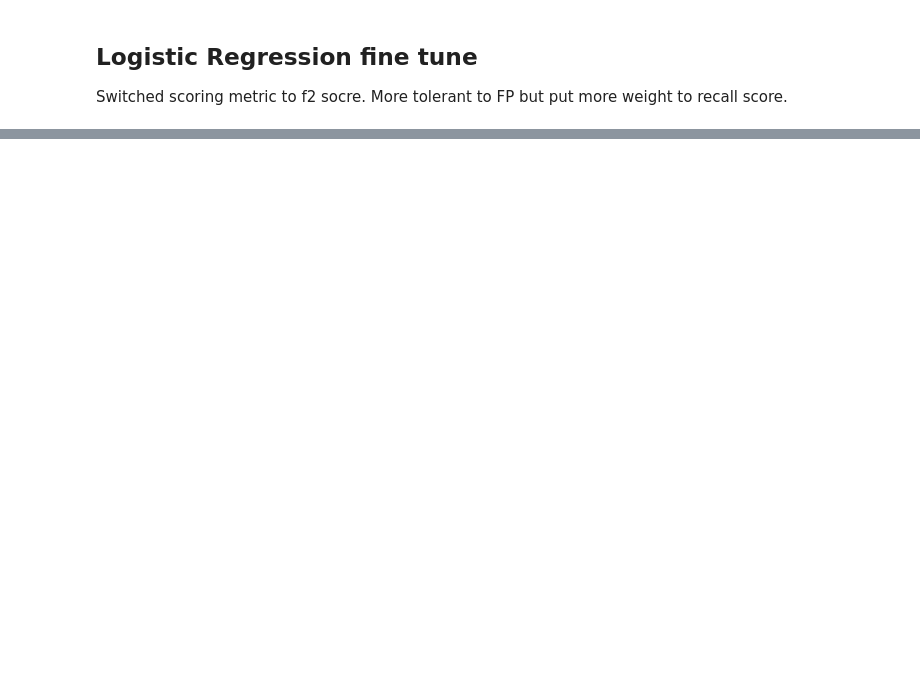
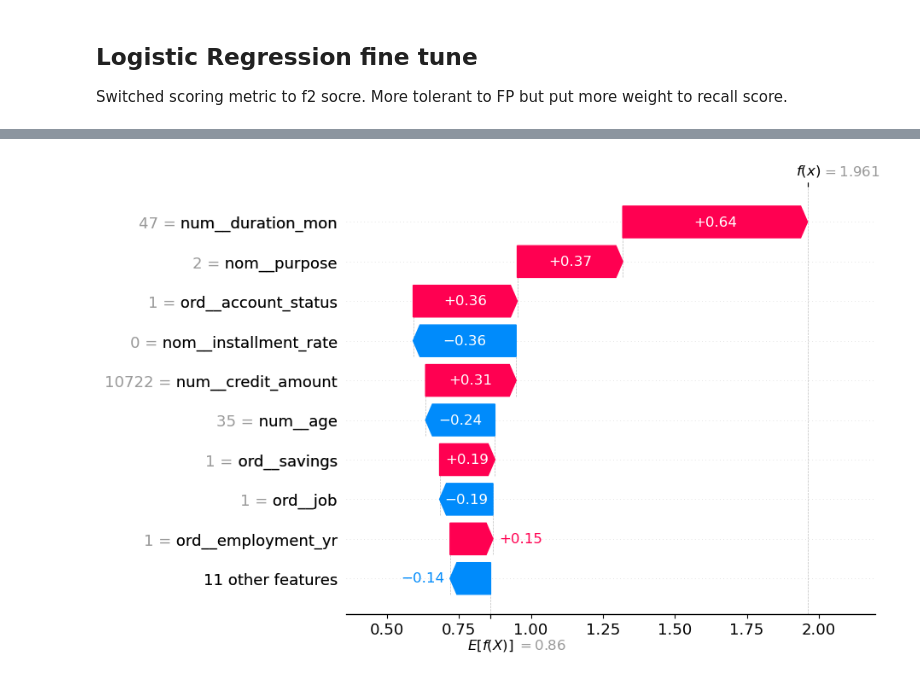
Before and after one commit to gracez-20/credit_risk_predictor, a Jupyter notebook: notebooks/2_modeling_pipeline.ipynb, the cells around one changed output, grey strips where cells are left out. Saved outputs shown, nothing was run; the diff lists cells and outputs as text; code cells hidden in the pictures; blank space fills up the shorter version.

```diff
--- a/notebooks/2_modeling_pipeline.ipynb
+++ b/notebooks/2_modeling_pipeline.ipynb
@@ -1318,0 +881,12 @@ df_test_results.sort_values('f2', ascending=False)
+# %%
+shap_values = shap.Explanation(
+    values=shap_values,
+    base_values=explainer.expected_value,
+    data=X_test_df.values,
+    feature_names=X_test_df.columns
+)
+
+sample_index = 0
+shap.plots.waterfall(shap_values[sample_index])
+# %% [output]
+[figure, added]
```
Also changed, not shown: parts of 43 cells of this notebook.
